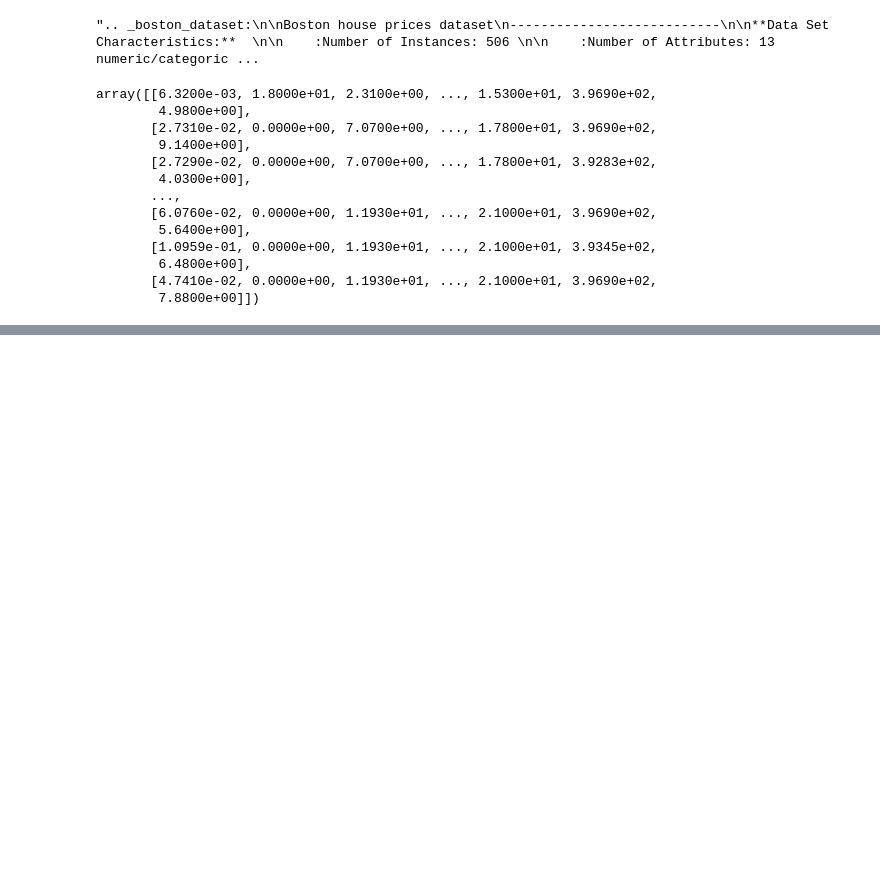
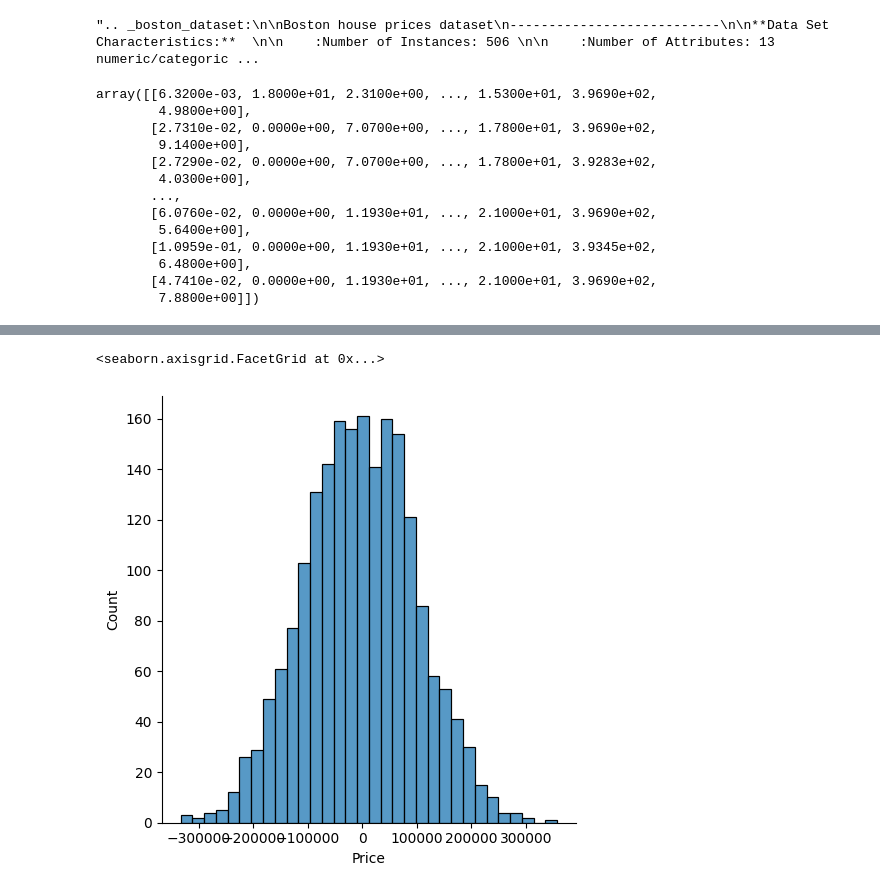
Before and after one commit to Rajasree2004/machine-learning, a Jupyter notebook: linear-regression-py/lr.ipynb, the cells around one changed output, grey strips where cells are left out. Drawn from its saved outputs; the diff is of its cells as text; code cells hidden in the pictures; blank space fills up the shorter version.

```diff
--- a/linear-regression-py/lr.ipynb
+++ b/linear-regression-py/lr.ipynb
@@ -155,0 +165,5 @@ array([[6.3200e-03, 1.8000e+01, 2.3100e+00, ..., 1.5300e+01, 3.9690e+02,
+# %%
+sns.displot((y_test-predictions))
+# %% [output]
+<seaborn.axisgrid.FacetGrid at 0x...>
+[figure, added]
```
Also changed, not shown: parts of 3 cells of this notebook, 1 other file.
